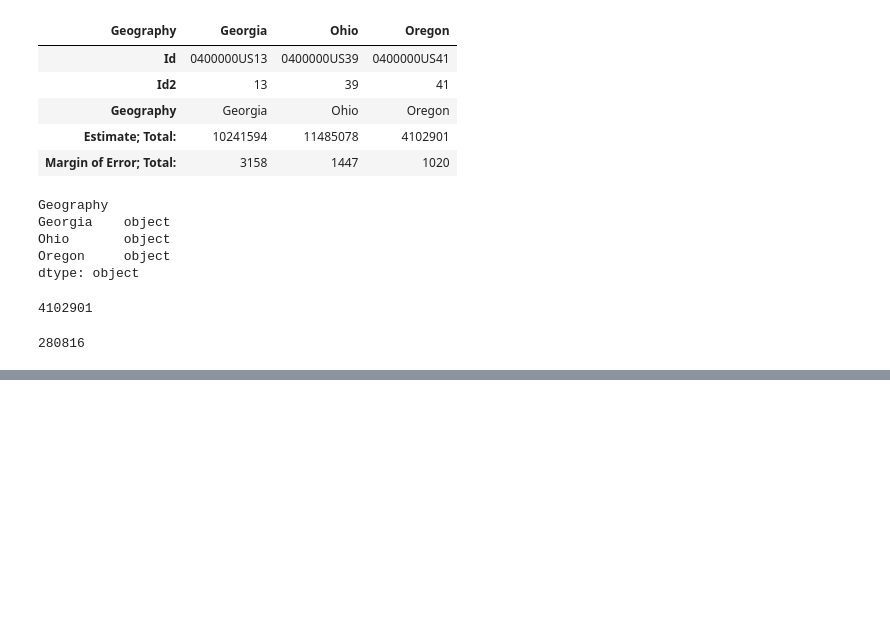
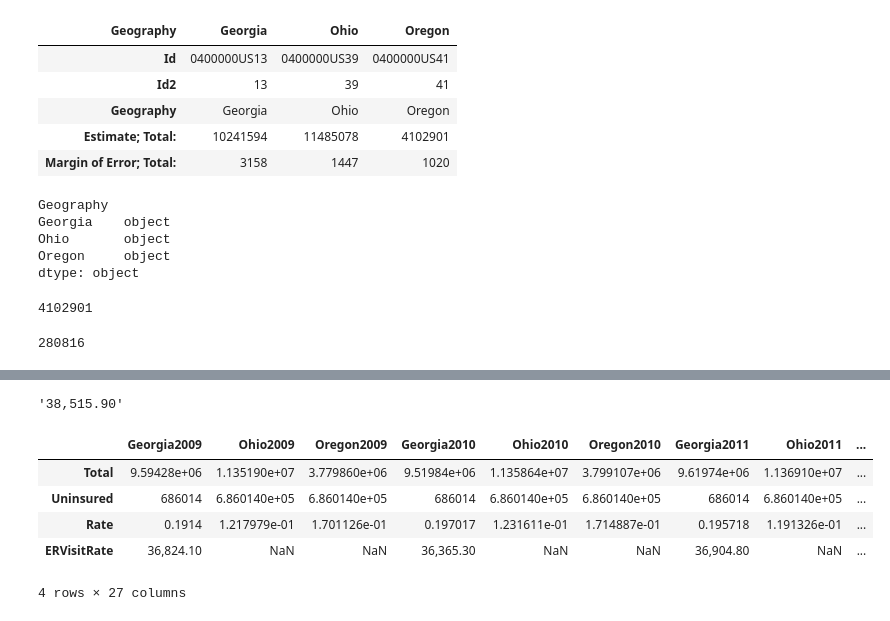
Before and after one commit to ghteds/etlProject, a Jupyter notebook: code/firstCombinedDSWork.ipynb, the cells around one changed output, grey strips where cells are left out. Cells and saved outputs as stored; diff of their text form; code cells hidden in the pictures; blank space fills up the shorter version.

```diff
--- a/code/firstCombinedDSWork.ipynb
+++ b/code/firstCombinedDSWork.ipynb
@@ -132 +174,4 @@ stateSummaryDf.head()
+# %%
+#drop plain state columns as leftover from proof of concept work
+stateSummaryDf.drop(['Oregon'], axis = 1, inplace = True)
 # %%
@@ -135,0 +206,3 @@ NameError: name 'GA' is not defined
+# %%
+oasisDf=pd.read_csv(oasisPath)
+oasisDf.head()
@@ -135,0 +213,25 @@ NameError: name 'GA' is not defined
+# %%
+#join (pull from oasis) and or store oasis into stateSummaryDf
+for year in range(2009,2018):
+#         theTotal=theDFs[theYear].loc['Estimate; Total:'][f'{state}']
+#         stateSummaryDf.loc['Total',stateYear]=theTotal
+
+    ERVisitRate=oasisDf[f'{year}'][1]
+    #print(ERVisitRate)
+    stateYear='Georgia' + f'{year}'
+    #print(stateYear)
+    stateSummaryDf.loc['ERVisitRate',stateYear] = ERVisitRate
+# %%
+# column 2017 and 2nd row [1]
+oasisDf['2017'][1]
+# %% [output]
+'38,515.90'
+# %%
+stateSummaryDf
+# %% [output]
+|  | Georgia2009 | Ohio2009 | Oregon2009 | Georgia2010 | Ohio2010 | Oregon2010 | Georgia2011 | Ohio2011 | ... |
+| Total | 9.59428e+06 | 1.135190e+07 | 3.779860e+06 | 9.51984e+06 | 1.135864e+07 | 3.799107e+06 | 9.61974e+06 | 1.136910e+07 | ... |
+| Uninsured | 686014 | 6.860140e+05 | 6.860140e+05 | 686014 | 6.860140e+05 | 6.860140e+05 | 686014 | 6.860140e+05 | ... |
+| Rate | 0.1914 | 1.217979e-01 | 1.701126e-01 | 0.197017 | 1.231611e-01 | 1.714887e-01 | 0.195718 | 1.191326e-01 | ... |
+| ERVisitRate | 36,824.10 | NaN | NaN | 36,365.30 | NaN | NaN | 36,904.80 | NaN | ... |
+4 rows × 27 columns
```
Also changed, not shown: parts of 24 cells of this notebook, 1 other file.
